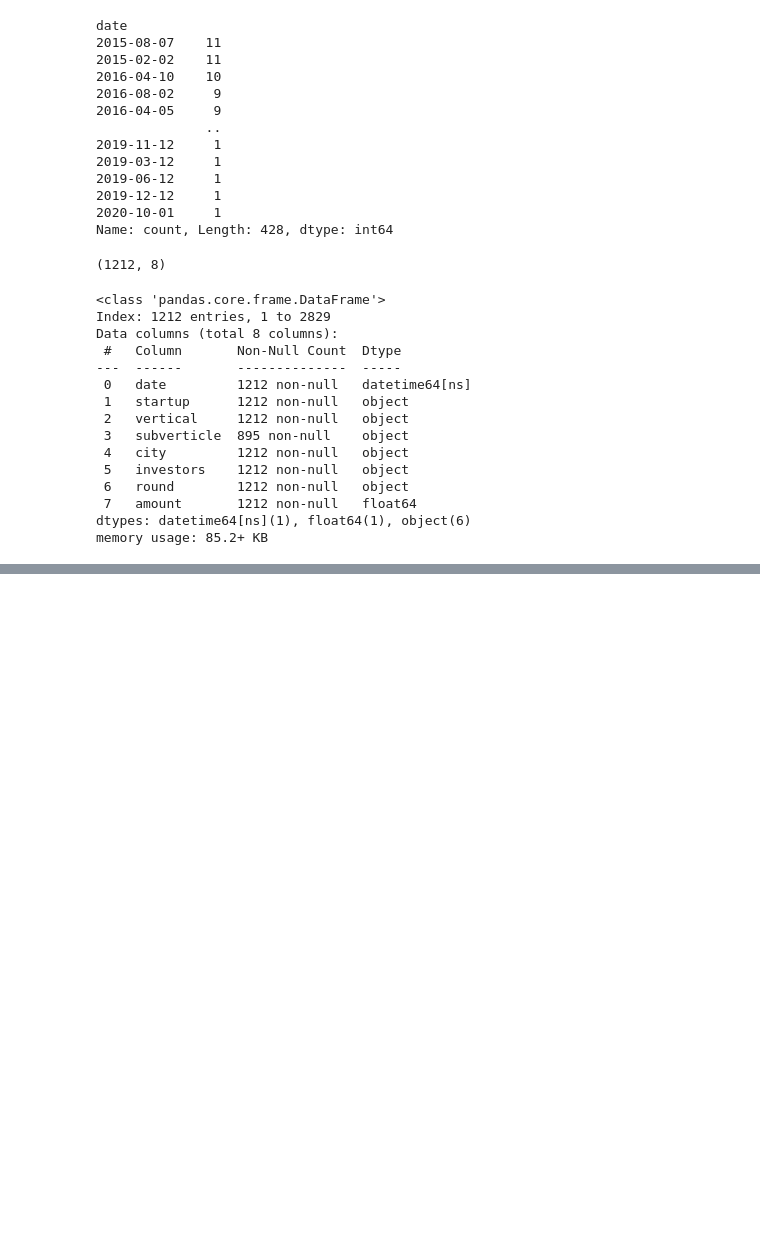
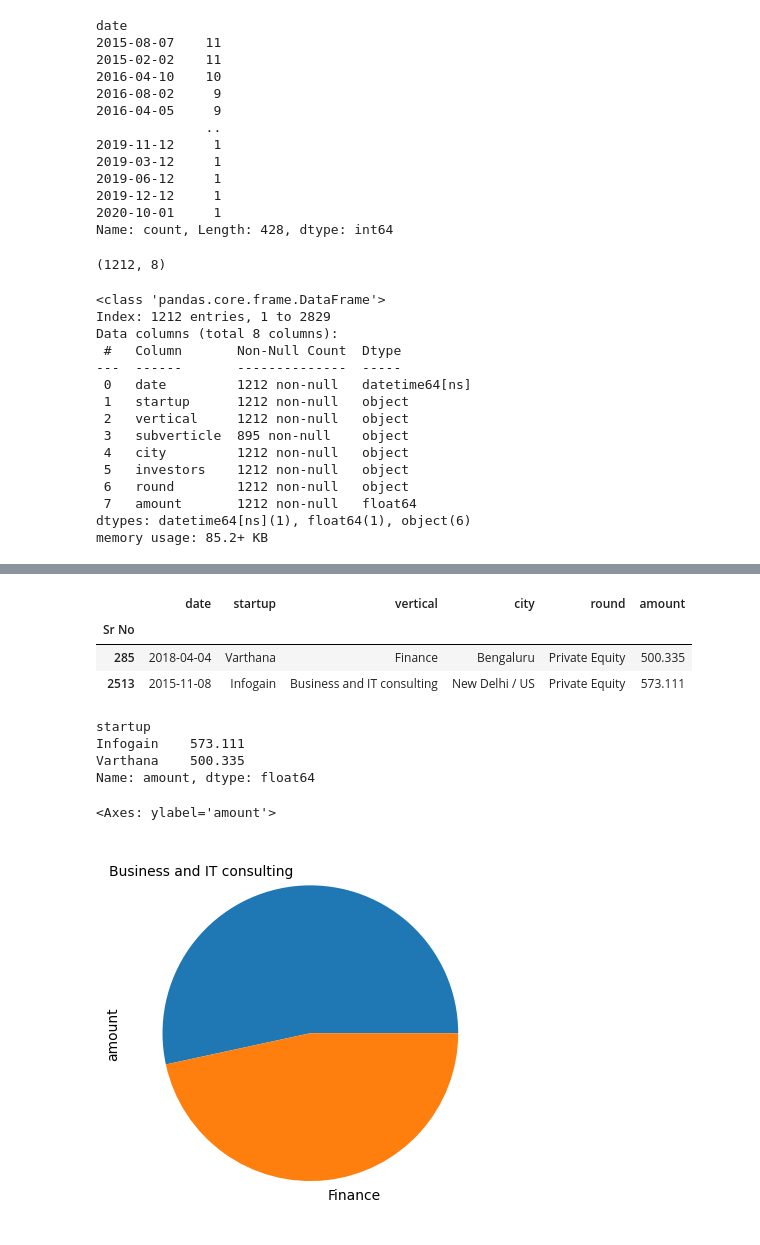
Before and after one commit to Archit-Shelar11/Startup_Analytics_Streamlit, a Jupyter notebook: cleaning.ipynb, the cells around one changed output, grey strips where cells are left out. Drawn from its saved outputs; the diff is of its cells as text; code cells hidden in the pictures; blank space fills up the shorter version.

Commit message:
Investor Analysis Completed

```diff
--- a/cleaning.ipynb
+++ b/cleaning.ipynb
@@ -236,0 +257,19 @@ df.to_csv('startup_funding_clean.csv')
+# %%
+df[df['investors'].str.contains('ChrysCapital')].head()[['date','startup','vertical','city','round','amount']]
+# %% [output]
+|  | date | startup | vertical | city | round | amount |
+| Sr No |  |  |  |  |  |  |
+| 285 | 2018-04-04 | Varthana | Finance | Bengaluru | Private Equity | 500.335 |
+| 2513 | 2015-11-08 | Infogain | Business and IT consulting | New Delhi / US | Private Equity | 573.111 |
+# %%
+df[df['investors'].str.contains('ChrysCapital')].groupby('startup')['amount'].sum().sort_values(ascending=False)
+# %% [output]
+startup
+Infogain    573.111
+Varthana    500.335
+Name: amount, dtype: float64
+# %%
+df[df['investors'].str.contains('ChrysCapital')].groupby('vertical')['amount'].sum().plot(kind='pie')
+# %% [output]
+<Axes: ylabel='amount'>
+[figure, added]
```
Also changed, not shown: parts of 6 cells of this notebook, 1 other file.
